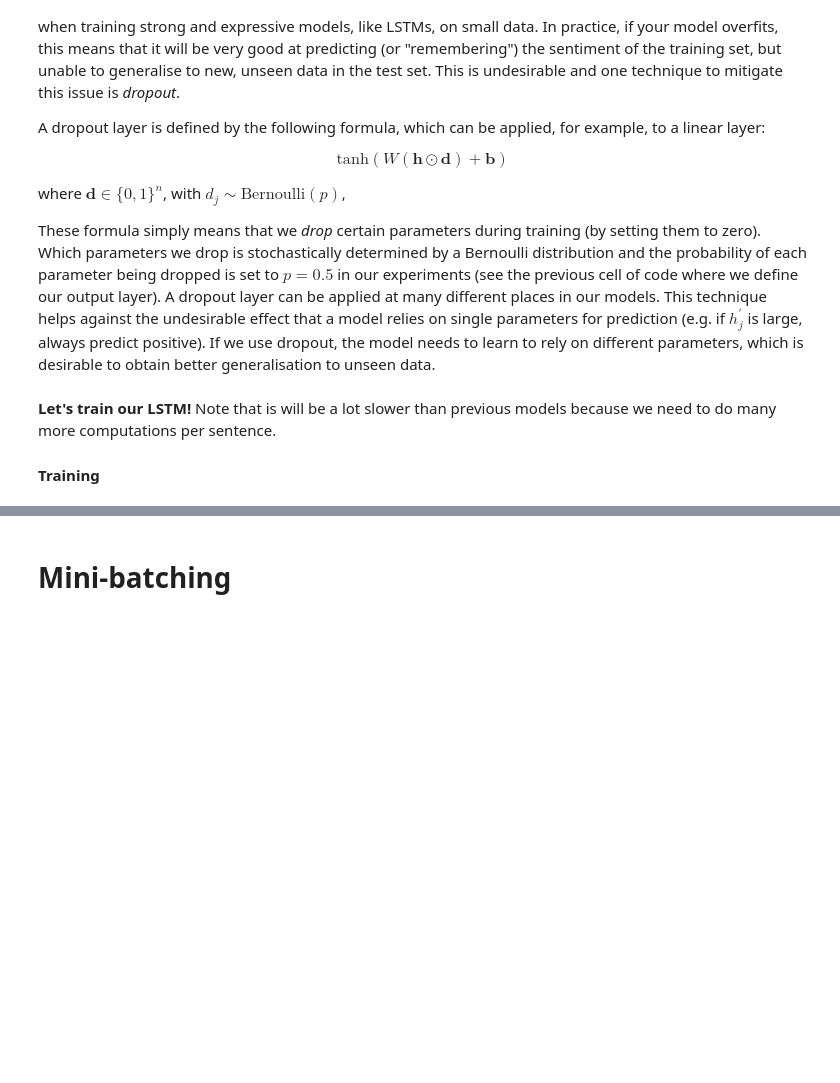
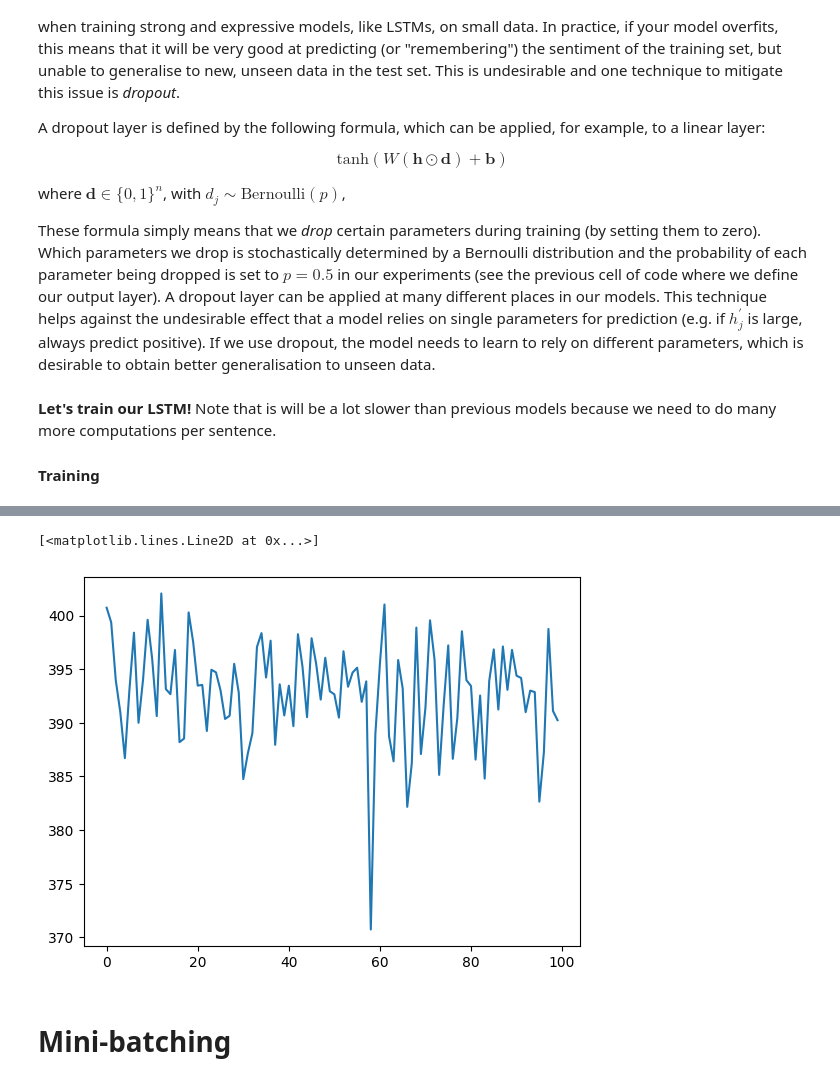
Before and after one commit to stefdewildt/NLP, a Jupyter notebook: NLP1_2025_Practical_2_(student).ipynb, the cells around one changed output, grey strips where cells are left out. Saved outputs shown, nothing was run; the diff lists cells and outputs as text; code cells hidden in the pictures; blank space fills up the shorter version.

```diff
--- a/NLP1_2025_Practical_2_(student).ipynb
+++ b/NLP1_2025_Practical_2_(student).ipynb
@@ -1436,5 +1473,9 @@ NotImplementedError: Implement this
 # %%
 # plot training loss
+plt.plot(lstm_losses)
+# %% [output]
+[<matplotlib.lines.Line2D at 0x...>]
+[figure, added]
 # %% [markdown]
 # Mini-batching
 # %% [markdown]
```
Also changed, not shown: parts of 37 cells of this notebook.
